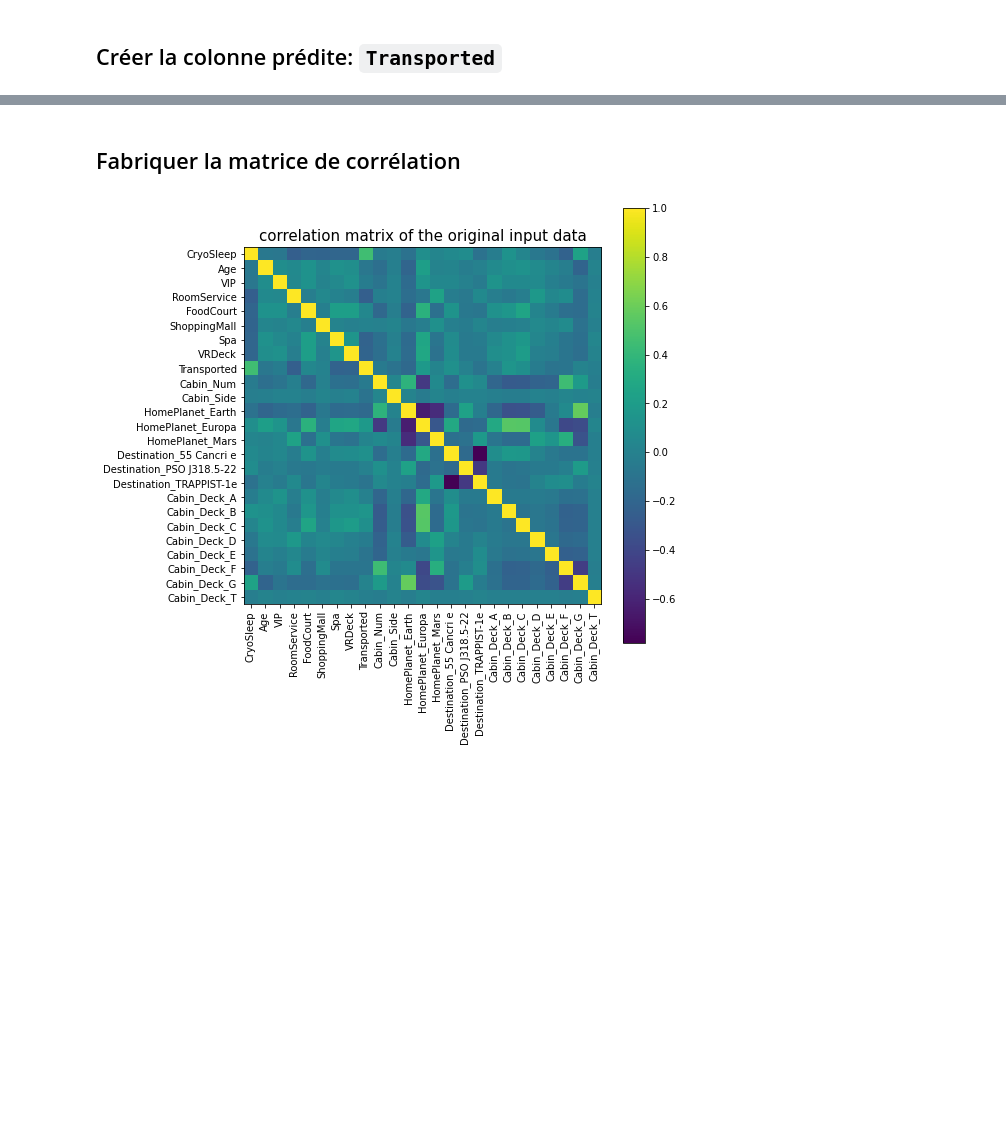
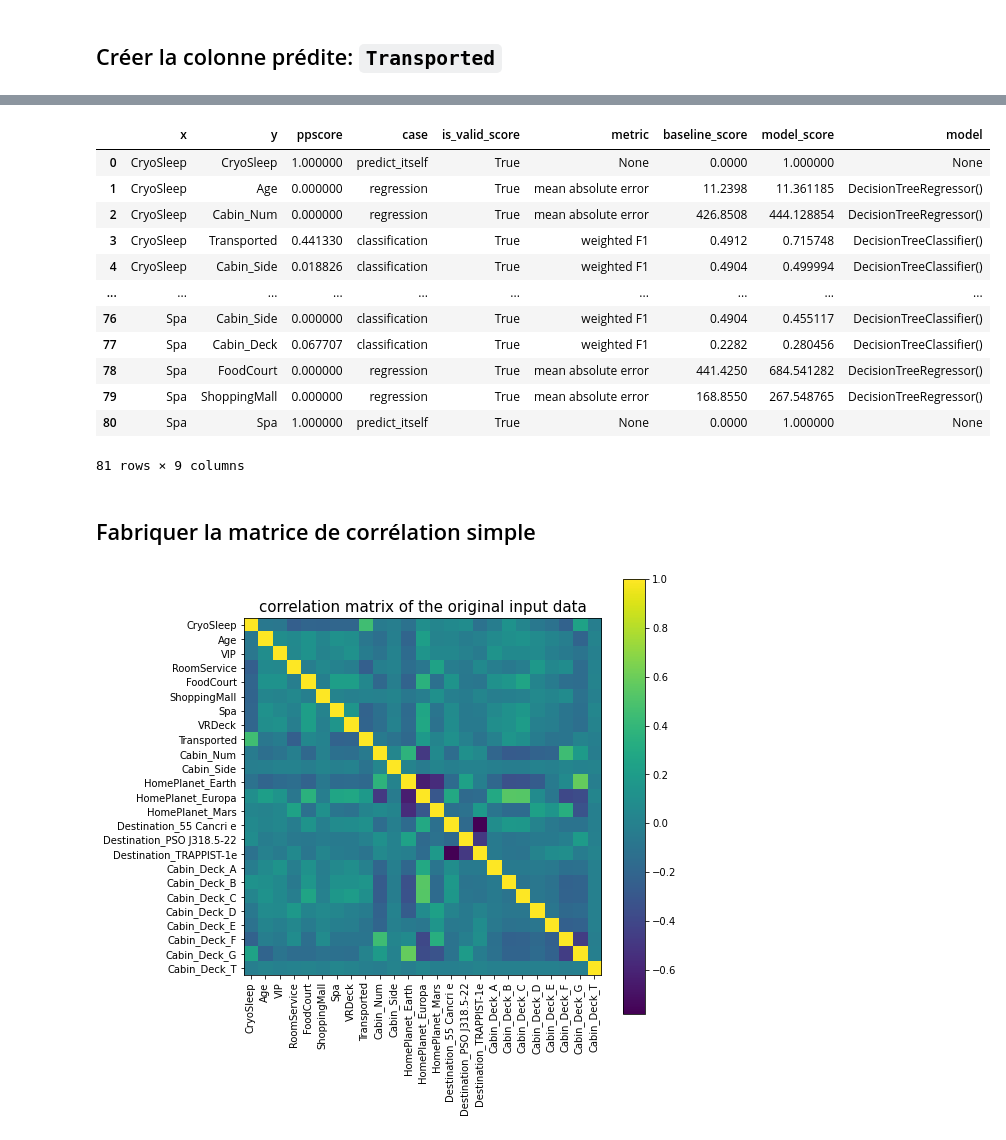
Before and after one commit to MatthiasPersonnaz/Kaggle_Projects, a Jupyter notebook: Spaceship Titanic/Spaceship_Titanic.ipynb, the cells around one changed output, grey strips where cells are left out. Saved outputs shown, nothing was run; the diff lists cells and outputs as text; code cells hidden in the pictures; blank space fills up the shorter version.

```diff
--- a/Spaceship Titanic/Spaceship_Titanic.ipynb
+++ b/Spaceship Titanic/Spaceship_Titanic.ipynb
@@ -120,5 +160,22 @@ train_labels = input_train.loc[:,"Transported"]
+# %%
+# afficher la matrice de corrélations complète avec les modèles
+pps_corr_matrix
+# %% [output]
+|  | x | y | ppscore | case | is_valid_score | metric | baseline_score | model_score | model |
+| 0 | CryoSleep | CryoSleep | 1.000000 | predict_itself | True | None | 0.0000 | 1.000000 | None |
+| 1 | CryoSleep | Age | 0.000000 | regression | True | mean absolute error | 11.2398 | 11.361185 | DecisionTreeRegressor() |
+| 2 | CryoSleep | Cabin_Num | 0.000000 | regression | True | mean absolute error | 426.8508 | 444.128854 | DecisionTreeRegressor() |
+| 3 | CryoSleep | Transported | 0.441330 | classification | True | weighted F1 | 0.4912 | 0.715748 | DecisionTreeClassifier() |
+| 4 | CryoSleep | Cabin_Side | 0.018826 | classification | True | weighted F1 | 0.4904 | 0.499994 | DecisionTreeClassifier() |
+| ... | ... | ... | ... | ... | ... | ... | ... | ... | ... |
+| 76 | Spa | Cabin_Side | 0.000000 | classification | True | weighted F1 | 0.4904 | 0.455117 | DecisionTreeClassifier() |
+| 77 | Spa | Cabin_Deck | 0.067707 | classification | True | weighted F1 | 0.2282 | 0.280456 | DecisionTreeClassifier() |
+| 78 | Spa | FoodCourt | 0.000000 | regression | True | mean absolute error | 441.4250 | 684.541282 | DecisionTreeRegressor() |
+| 79 | Spa | ShoppingMall | 0.000000 | regression | True | mean absolute error | 168.8550 | 267.548765 | DecisionTreeRegressor() |
+| 80 | Spa | Spa | 1.000000 | predict_itself | True | None | 0.0000 | 1.000000 | None |
+81 rows × 9 columns
 # %% [markdown]
-## Fabriquer la matrice de corrélation
+## Fabriquer la matrice de corrélation simple
 # %%
 import matplotlib.pyplot as plt
 input_train_correlation = input_train.drop(labels=['Name', 'Cabin'], axis=1)
```
Also changed, not shown: parts of 5 cells of this notebook, 8 other files.
